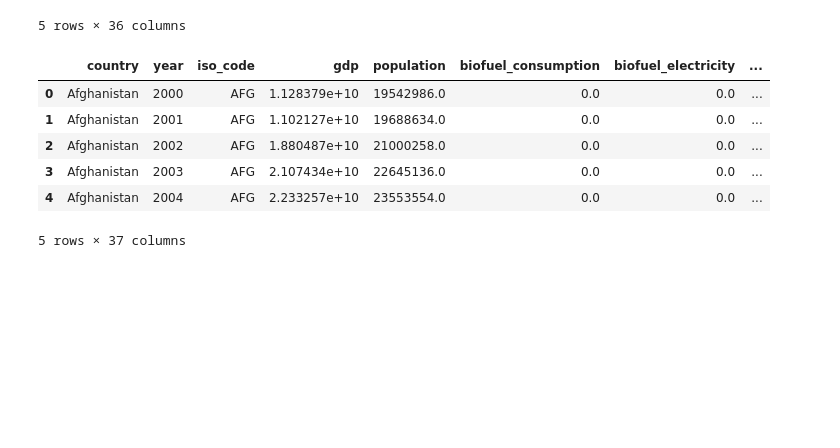
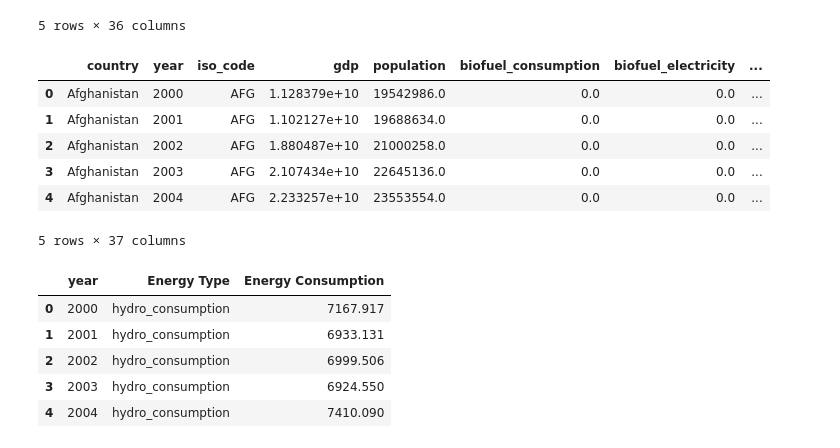
Before and after one commit to dikshaphuloria/Data_Wrangling_Project, a Jupyter notebook: data_wrangling_project.ipynb, the cells around one changed output. Cells and saved outputs as stored; diff of their text form; code cells hidden in the pictures; blank space fills up the shorter version.

```diff
--- a/data_wrangling_project.ipynb
+++ b/data_wrangling_project.ipynb
@@ -128,3 +128,20 @@ energy_data.head(5)
 | 3 | Afghanistan | 2003 | AFG | 2.107434e+10 | 22645136.0 | 0.0 | 0.0 | ... |
 | 4 | Afghanistan | 2004 | AFG | 2.233257e+10 | 23553554.0 | 0.0 | 0.0 | ... |
 5 rows × 37 columns
+# %%
+#Data Frame to get the total renewable energy consumed
+df_generation = energy_data.groupby('year')[['hydro_consumption', 'solar_consumption',
+                                            'wind_consumption','other_renewable_consumption']].sum()
+df_generation = df_generation.reset_index()
+df_plot = pd.melt(df_generation, id_vars=['year'],
+                value_vars=['hydro_consumption',
+                            'solar_consumption', 'wind_consumption','other_renewable_consumption'],
+                var_name='Energy Type', value_name='Energy Consumption')
+df_plot.head(5)
+# %% [output]
+|  | year | Energy Type | Energy Consumption |
+| 0 | 2000 | hydro_consumption | 7167.917 |
+| 1 | 2001 | hydro_consumption | 6933.131 |
+| 2 | 2002 | hydro_consumption | 6999.506 |
+| 3 | 2003 | hydro_consumption | 6924.550 |
+| 4 | 2004 | hydro_consumption | 7410.090 |
```
Also changed, not shown: parts of 1 cell of this notebook.
